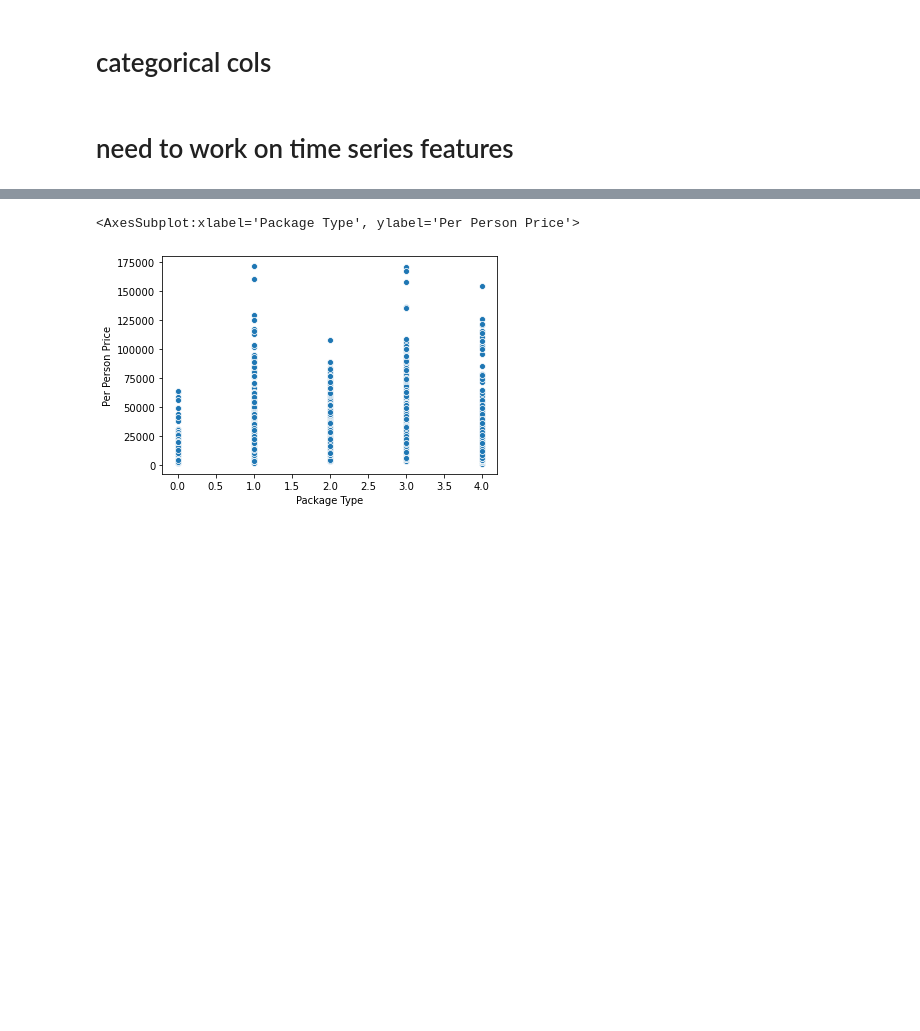
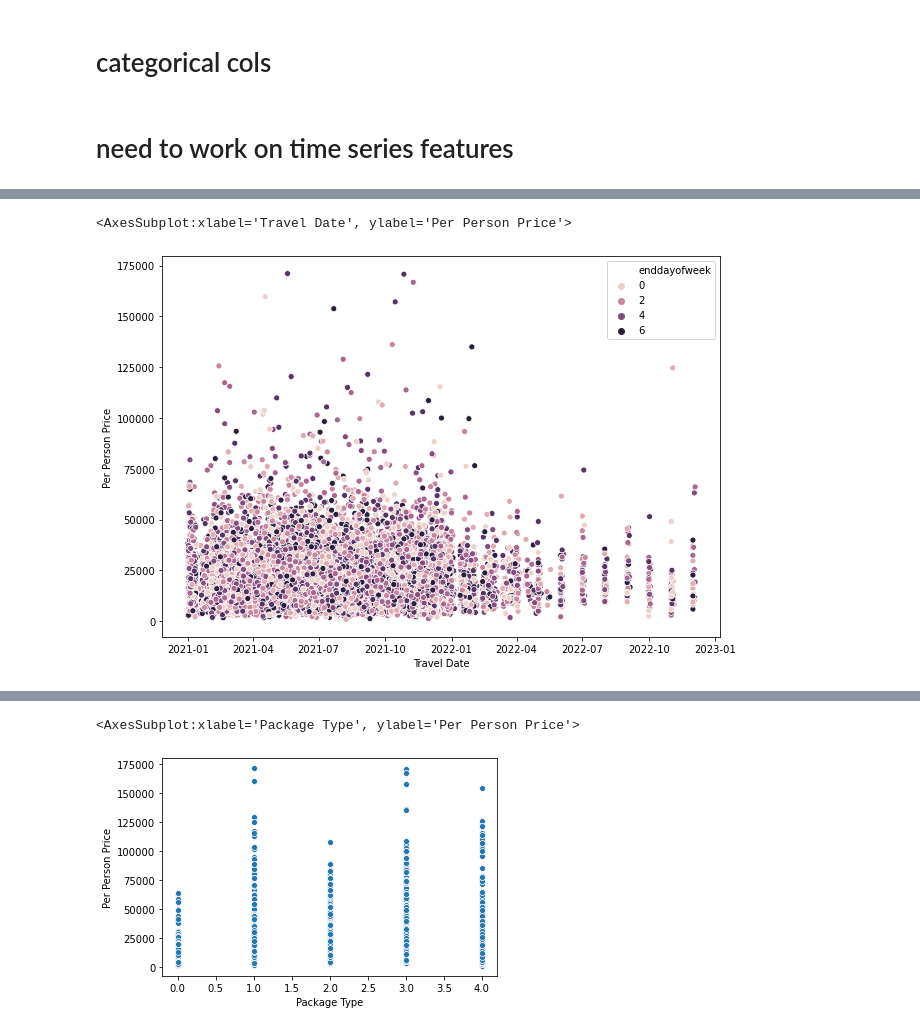
Before and after one commit to thunderock/machine_hack, a Jupyter notebook: price_prediction/feature generation.ipynb, the cells around one changed output, grey strips where cells are left out. Drawn from its saved outputs; the diff is of its cells as text; code cells hidden in the pictures; blank space fills up the shorter version.

```diff
--- a/price_prediction/feature generation.ipynb
+++ b/price_prediction/feature generation.ipynb
@@ -168,0 +179,7 @@ sns.scatterplot(x=df[~df['Per Person Price'].isna()]['Travel Date'], y=df[~df['P
+# %%
+# average price
+plt.figure(figsize=(10,7))
+sns.scatterplot(x='Travel Date', y='Per Person Price', hue='enddayofweek', data=df[~df['Per Person Price'].isna()])
+# %% [output]
+<AxesSubplot:xlabel='Travel Date', ylabel='Per Person Price'>
+[figure, added]
```
Also changed, not shown: parts of 11 cells of this notebook, 1 other file.
